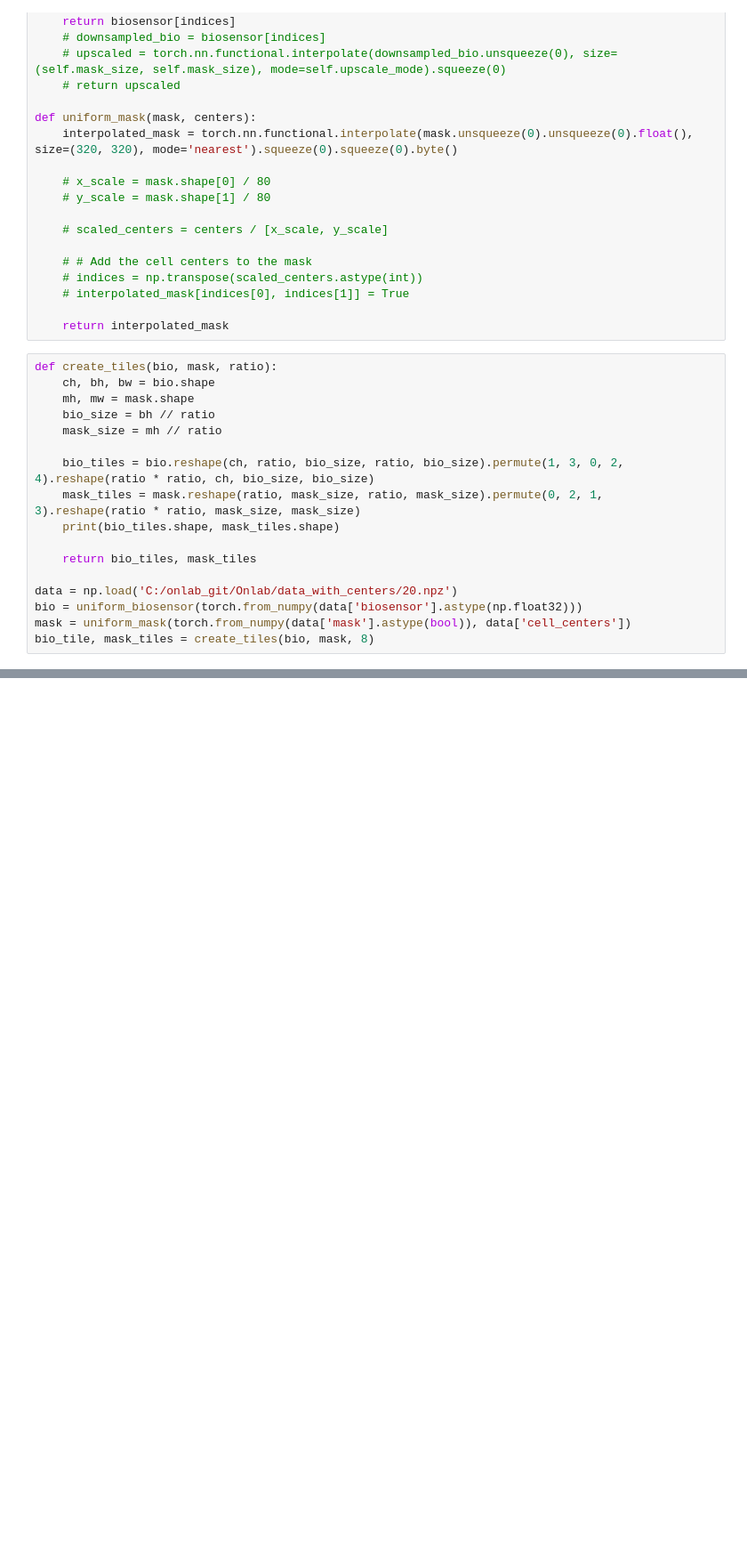
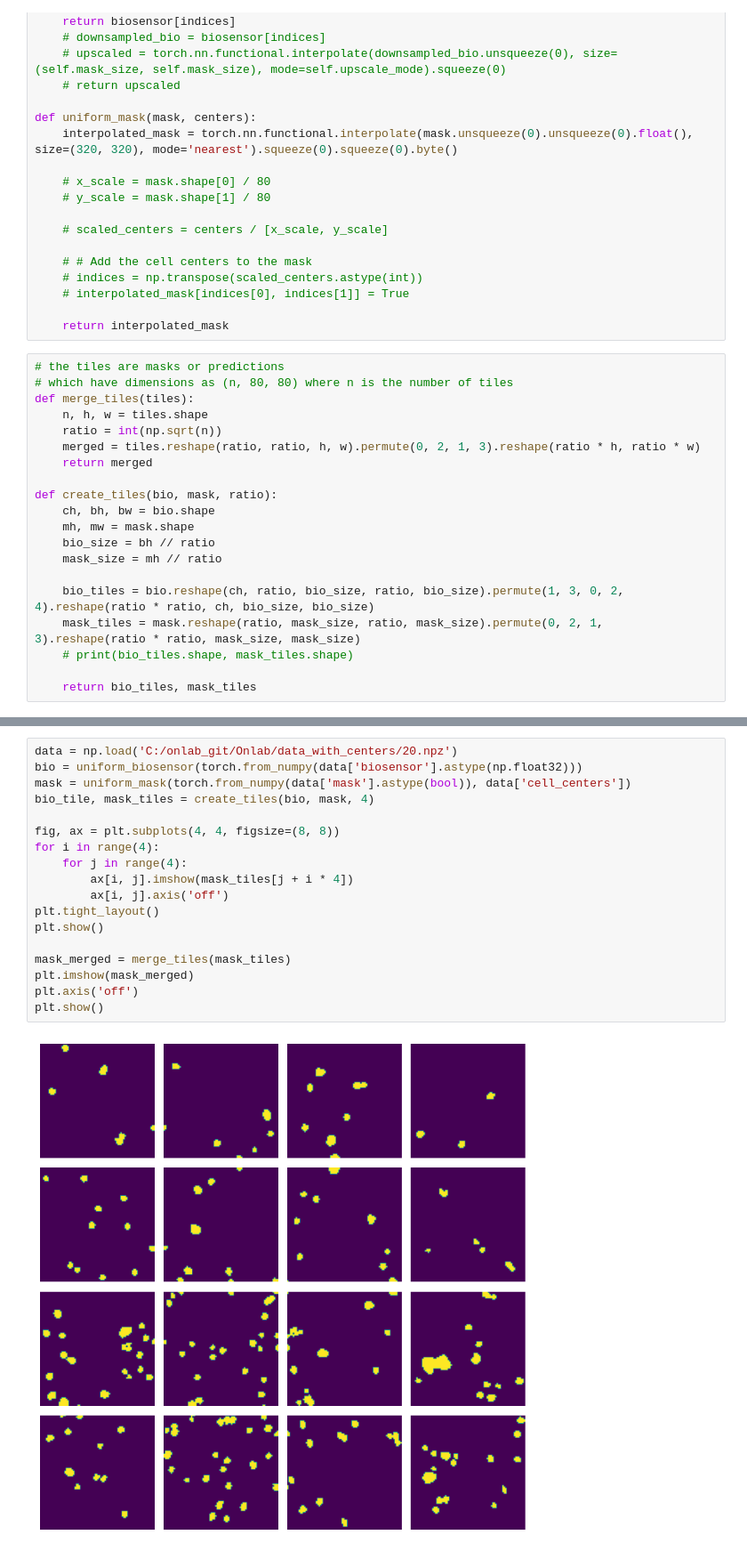
Before and after one commit to wittmajerd/U-Net-and-SRU-Net-segmentation, a Jupyter notebook: tiling.ipynb, the cells around one changed output, grey strips where cells are left out. Shown at 89% size. Drawn from its saved outputs; the diff is of its cells as text; blank space fills up the shorter version.

```diff
--- a/tiling.ipynb
+++ b/tiling.ipynb
@@ -34,6 +34,14 @@ def uniform_mask(mask, centers):
 
     return interpolated_mask
 # %%
+# the tiles are masks or predictions
+# which have dimensions as (n, 80, 80) where n is the number of tiles
+def merge_tiles(tiles):
+    n, h, w = tiles.shape
+    ratio = int(np.sqrt(n))
+    merged = tiles.reshape(ratio, ratio, h, w).permute(0, 2, 1, 3).reshape(ratio * h, ratio * w)
+    return merged
+
 def create_tiles(bio, mask, ratio):
     ch, bh, bw = bio.shape
     mh, mw = mask.shape
@@ -42,11 +50,6 @@ def create_tiles(bio, mask, ratio):
 
     bio_tiles = bio.reshape(ch, ratio, bio_size, ratio, bio_size).permute(1, 3, 0, 2, 4).reshape(ratio * ratio, ch, bio_size, bio_size)
     mask_tiles = mask.reshape(ratio, mask_size, ratio, mask_size).permute(0, 2, 1, 3).reshape(ratio * ratio, mask_size, mask_size)
-    print(bio_tiles.shape, mask_tiles.shape)
+    # print(bio_tiles.shape, mask_tiles.shape)
 
     return bio_tiles, mask_tiles
-
-data = np.load('C:/onlab_git/Onlab/data_with_centers/20.npz')
-bio = uniform_biosensor(torch.from_numpy(data['biosensor'].astype(np.float32)))
-mask = uniform_mask(torch.from_numpy(data['mask'].astype(bool)), data['cell_centers'])
-bio_tile, mask_tiles = create_tiles(bio, mask, 8)
@@ -54,0 +56,20 @@ torch.Size([64, 8, 10, 10]) torch.Size([64, 40, 40])
+# %%
+data = np.load('C:/onlab_git/Onlab/data_with_centers/20.npz')
+bio = uniform_biosensor(torch.from_numpy(data['biosensor'].astype(np.float32)))
+mask = uniform_mask(torch.from_numpy(data['mask'].astype(bool)), data['cell_centers'])
+bio_tile, mask_tiles = create_tiles(bio, mask, 4)
+
+fig, ax = plt.subplots(4, 4, figsize=(8, 8))
+for i in range(4):
+    for j in range(4):
+        ax[i, j].imshow(mask_tiles[j + i * 4])
+        ax[i, j].axis('off')
+plt.tight_layout()
+plt.show()
+
+mask_merged = merge_tiles(mask_tiles)
+plt.imshow(mask_merged)
+plt.axis('off')
+plt.show()
+# %% [output]
+[figure, added]
```
Also changed, not shown: parts of 2 cells of this notebook, 2 other files.
